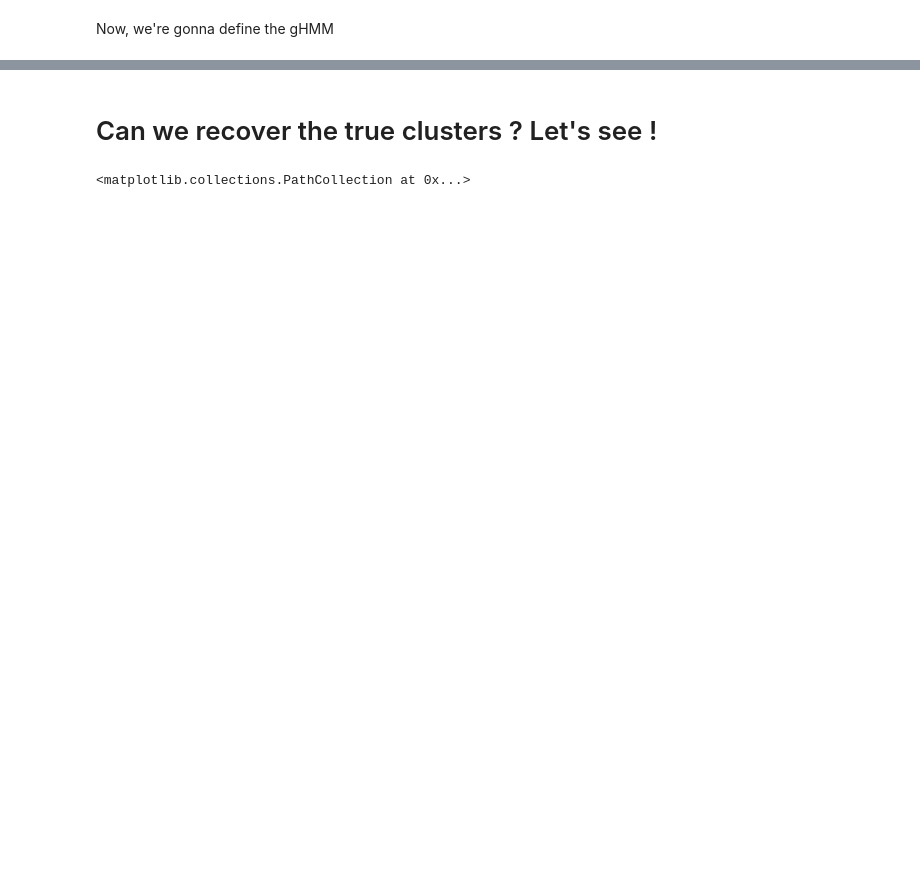
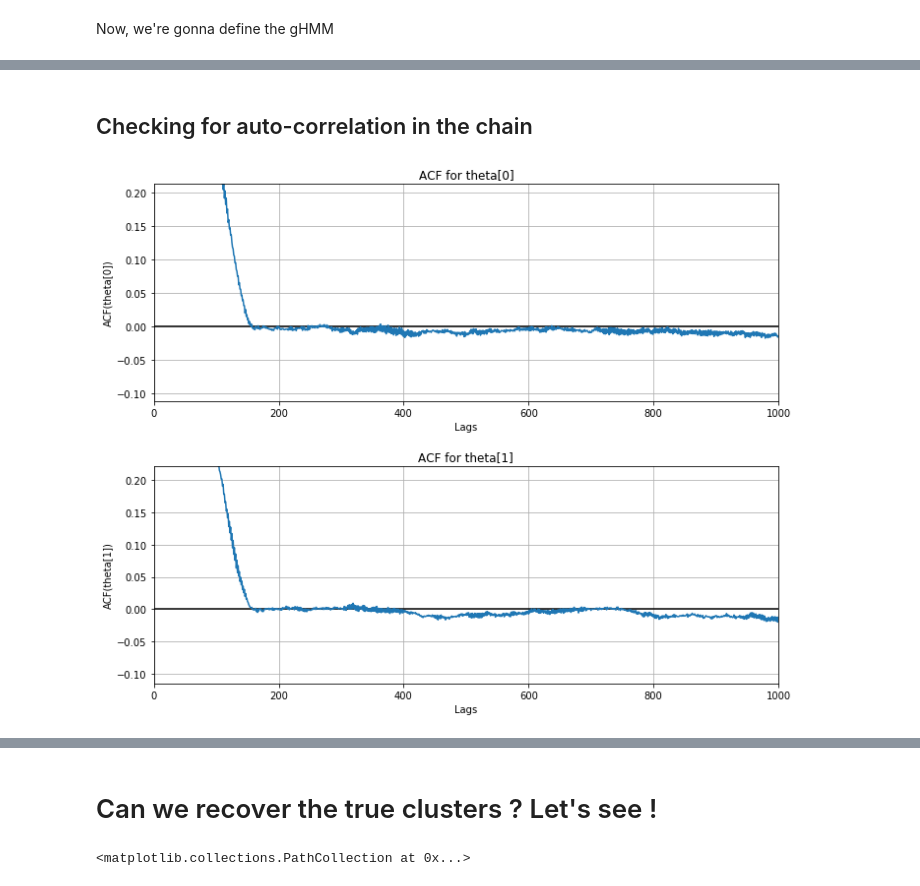
Before and after one commit to neroksi/stat_bay, a Jupyter notebook: examples/gHMM.ipynb, the cells around one changed output, grey strips where cells are left out. Drawn from its saved outputs; the diff is of its cells as text; code cells hidden in the pictures; blank space fills up the shorter version.

```diff
--- a/examples/gHMM.ipynb
+++ b/examples/gHMM.ipynb
@@ -83,0 +91,10 @@ ghmm.run(250) # Start the gibbs sampler n-times
+# %% [markdown]
+## Checking for auto-correlation in the chain
+# %%
+from utils import plot_ACF
+
+mus = np.array([x["mu"].flatten() for x in ghmm.H["Theta"]]) # Only plotting for mu
+
+plot_ACF(mus[:, :2], nlags = 1000)
+# %% [output]
+[figure, added]
```
Also changed, not shown: parts of 17 cells of this notebook, 6 other files.
